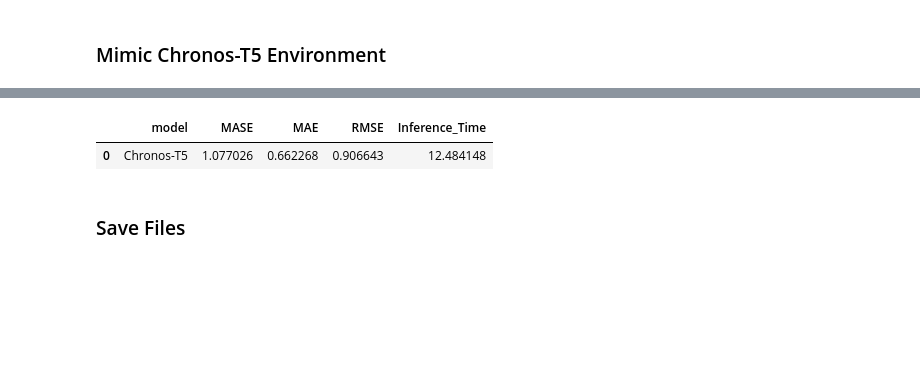
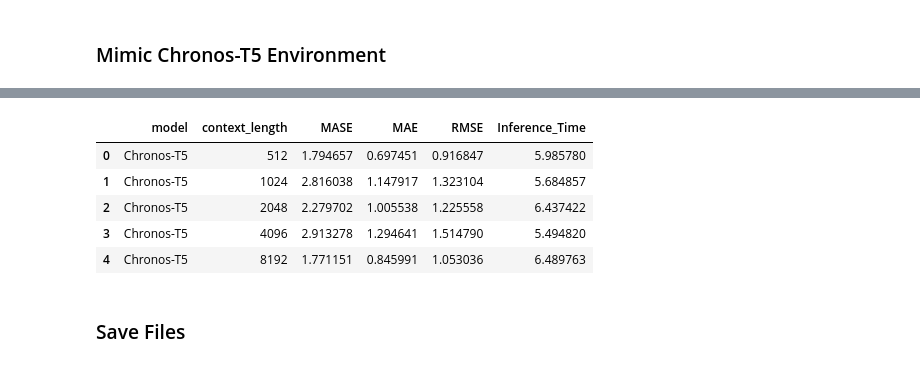
Before and after one commit to nds-najam/AutoGluon_LTSM_Models_Forecast, a Jupyter notebook: notebooks/01_chronos_t5_univariate.ipynb, the cells around one changed output, grey strips where cells are left out. Cells and saved outputs as stored; diff of their text form; code cells hidden in the pictures; blank space fills up the shorter version.

Commit message:
Chronos T5 Univariate results with different context lengths

```diff
--- a/notebooks/01_chronos_t5_univariate.ipynb
+++ b/notebooks/01_chronos_t5_univariate.ipynb
@@ -152,28 +191,8 @@ plot_forecast(
 # %%
 import time
-
-start = time.perf_counter()
-
-forecast = pipeline.predict(
-    context,
-    prediction_length=prediction_length,
-)
-
-t5_time = time.perf_counter() - start
-
-print(f"Inference time: {t5_time:.3f} sec")
-
-prediction = forecast[0].median(dim=0).values.cpu().numpy()
 import numpy as np
+import pandas as pd
 from sklearn.metrics import mean_absolute_error, mean_squared_error
-
-actual = test.values
-
-mae_t5 = mean_absolute_error(actual, prediction)
-rmse_t5 = np.sqrt(mean_squared_error(actual, prediction))
-
-print(f"MAE : {mae_t5:.4f}")
-print(f"RMSE: {rmse_t5:.4f}")
 
 def mase(train, actual, prediction):
     """
@@ -182,23 +201,39 @@ def mase(train, actual, prediction):
     naive = np.abs(np.diff(train)).mean()
     return np.mean(np.abs(actual - prediction)) / naive
 
-mase_t5 = mase(
-    train.values,
-    actual,
-    prediction,
-)
+results = []
 
-print(f"MASE: {mase_t5:.4f}")
+for context_length in context_lengths:
+  start = time.perf_counter()
+  train,test,context,prediction = get_predict(series,prediction_length,context_length)
+  t5_time = time.perf_counter() - start
+  print(f"Context Length: {context_length} | Inference time: {t5_time:.3f} sec")
 
-import pandas as pd
+  actual = test.values
 
-leaderboard = pd.DataFrame({
-    "model": ["Chronos-T5"],
-    "MASE": [mase_t5],
-    "MAE": [mae_t5],
-    "RMSE": [rmse_t5],
-    "Inference_Time": [t5_time],
-})
+  mae_t5 = mean_absolute_error(actual, prediction)
+  rmse_t5 = np.sqrt(mean_squared_error(actual, prediction))
 
-leaderboard
+  mase_t5 = mase(
+      train.values,
+      actual,
+      prediction,
+  )
+
+  print(f"MAE : {mae_t5:.4f}")
+  print(f"RMSE: {rmse_t5:.4f}")
+  print(f"MASE: {mase_t5:.4f}")
+  print("-" * 40)
+
+  results.append({
+      "model": "Chronos-T5",
+      "context_length": context_length,
+      "MASE": mase_t5,
+      "MAE": mae_t5,
+      "RMSE": rmse_t5,
+      "Inference_Time": t5_time
+  })
+
+leaderboard = pd.DataFrame(results)
+display(leaderboard)
 # %% [output]
@@ -209,5 +257,9 @@ MASE: 1.0770
-|  | model | MASE | MAE | RMSE | Inference_Time |
-| 0 | Chronos-T5 | 1.077026 | 0.662268 | 0.906643 | 12.484148 |
+|  | model | context_length | MASE | MAE | RMSE | Inference_Time |
+| 0 | Chronos-T5 | 512 | 1.794657 | 0.697451 | 0.916847 | 5.985780 |
+| 1 | Chronos-T5 | 1024 | 2.816038 | 1.147917 | 1.323104 | 5.684857 |
+| 2 | Chronos-T5 | 2048 | 2.279702 | 1.005538 | 1.225558 | 6.437422 |
+| 3 | Chronos-T5 | 4096 | 2.913278 | 1.294641 | 1.514790 | 5.494820 |
+| 4 | Chronos-T5 | 8192 | 1.771151 | 0.845991 | 1.053036 | 6.489763 |
 # %% [markdown]
 ### Save Files
 # %%
```
Also changed, not shown: parts of 5 cells of this notebook.
